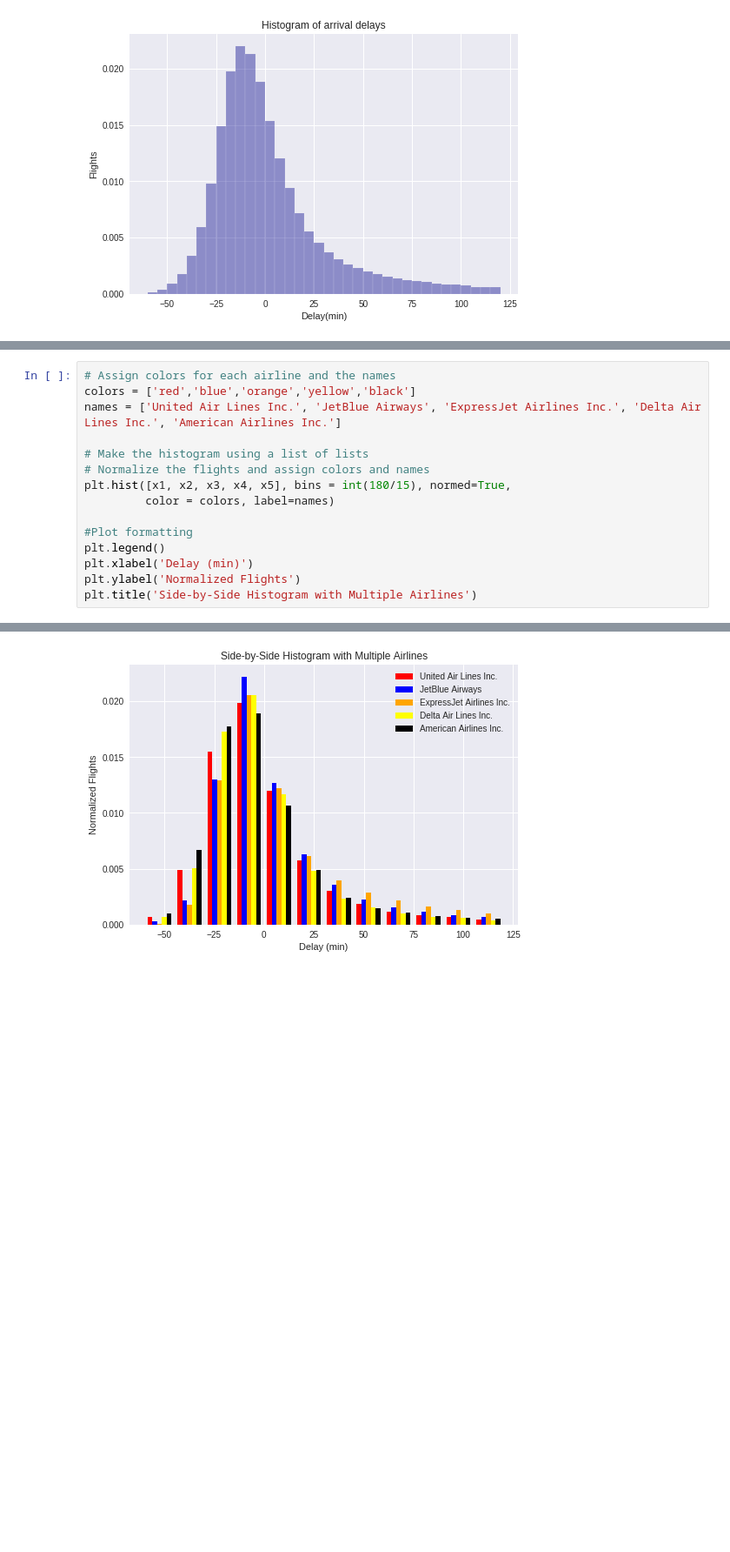
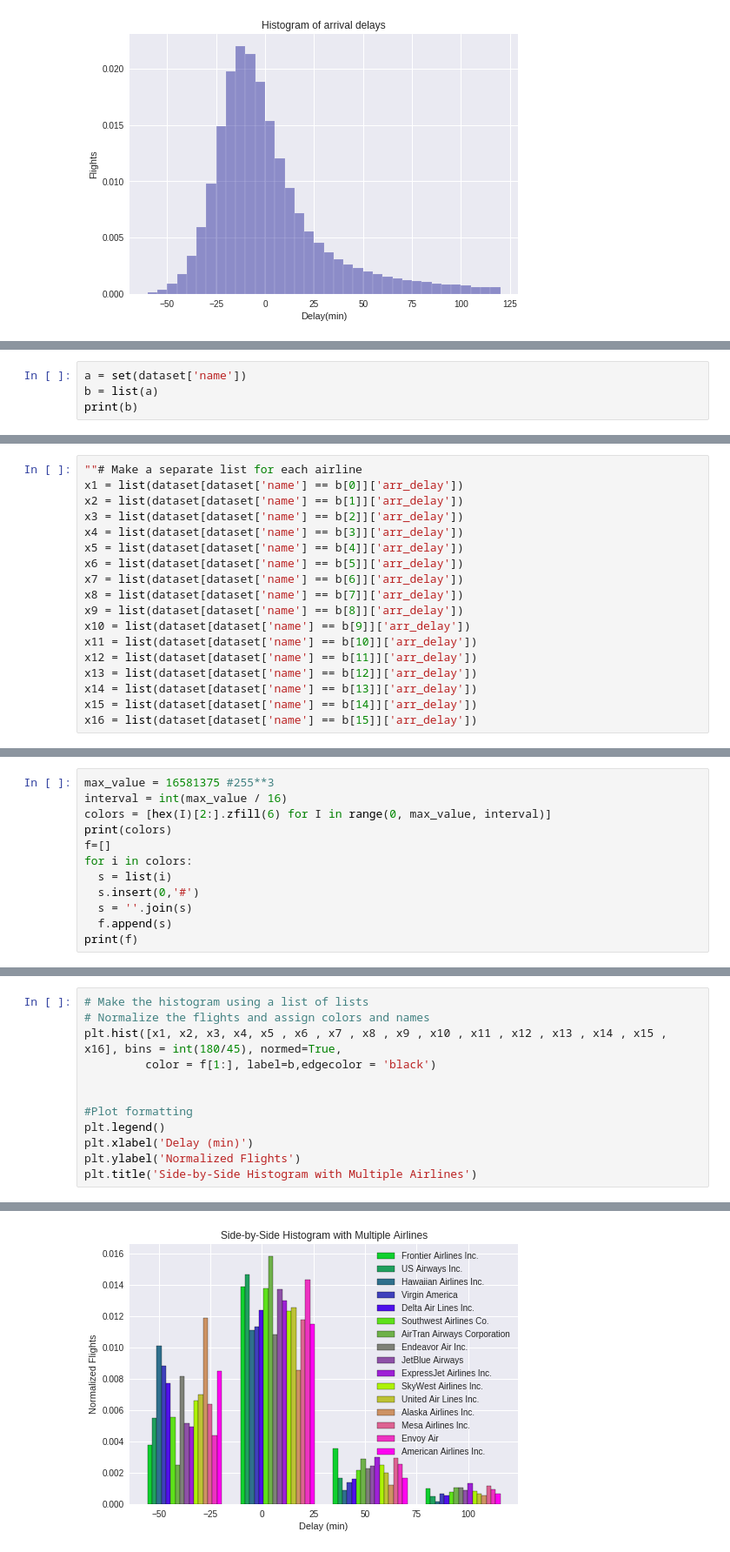
Before and after one commit to saindeepak/Data_analysis, a Jupyter notebook: Untitled0.ipynb, the cells around one changed output, grey strips where cells are left out. Shown at 87% size. Saved outputs shown, nothing was run; the diff lists cells and outputs as text; blank space fills up the shorter version.

```diff
--- a/Untitled0.ipynb
+++ b/Untitled0.ipynb
@@ -55,0 +49,4 @@ x5 = list(dataset[dataset['name'] == 'American Airlines Inc.']['arr_delay'])
+# %%
+a = set(dataset['name'])
+b = list(a)
+print(b)
@@ -55,0 +55,18 @@ x5 = list(dataset[dataset['name'] == 'American Airlines Inc.']['arr_delay'])
+# %%
+""# Make a separate list for each airline
+x1 = list(dataset[dataset['name'] == b[0]]['arr_delay'])
+x2 = list(dataset[dataset['name'] == b[1]]['arr_delay'])
+x3 = list(dataset[dataset['name'] == b[2]]['arr_delay'])
+x4 = list(dataset[dataset['name'] == b[3]]['arr_delay'])
+x5 = list(dataset[dataset['name'] == b[4]]['arr_delay'])
+x6 = list(dataset[dataset['name'] == b[5]]['arr_delay'])
+x7 = list(dataset[dataset['name'] == b[6]]['arr_delay'])
+x8 = list(dataset[dataset['name'] == b[7]]['arr_delay'])
+x9 = list(dataset[dataset['name'] == b[8]]['arr_delay'])
+x10 = list(dataset[dataset['name'] == b[9]]['arr_delay'])
+x11 = list(dataset[dataset['name'] == b[10]]['arr_delay'])
+x12 = list(dataset[dataset['name'] == b[11]]['arr_delay'])
+x13 = list(dataset[dataset['name'] == b[12]]['arr_delay'])
+x14 = list(dataset[dataset['name'] == b[13]]['arr_delay'])
+x15 = list(dataset[dataset['name'] == b[14]]['arr_delay'])
+x16 = list(dataset[dataset['name'] == b[15]]['arr_delay'])
@@ -55,0 +77,12 @@ x5 = list(dataset[dataset['name'] == 'American Airlines Inc.']['arr_delay'])
+# %%
+max_value = 16581375 #255**3
+interval = int(max_value / 16)
+colors = [hex(I)[2:].zfill(6) for I in range(0, max_value, interval)]
+print(colors)
+f=[]
+for i in colors:
+  s = list(i)
+  s.insert(0,'#')
+  s = ''.join(s)
+  f.append(s)
+print(f)
@@ -56,20 +92,17 @@ x5 = list(dataset[dataset['name'] == 'American Airlines Inc.']['arr_delay'])
 # %%
-# Assign colors for each airline and the names
-colors = ['red','blue','orange','yellow','black']
-names = ['United Air Lines Inc.', 'JetBlue Airways', 'ExpressJet Airlines Inc.', 'Delta Air Lines Inc.', 'American Airlines Inc.']
-
 # Make the histogram using a list of lists
 # Normalize the flights and assign colors and names
-plt.hist([x1, x2, x3, x4, x5], bins = int(180/15), normed=True,
-         color = colors, label=names)
+plt.hist([x1, x2, x3, x4, x5 , x6 , x7 , x8 , x9 , x10 , x11 , x12 , x13 , x14 , x15 , x16], bins = int(180/45), normed=True,
+         color = f[1:], label=b,edgecolor = 'black')
+
 
 #Plot formatting
 plt.legend()
 plt.xlabel('Delay (min)')
 plt.ylabel('Normalized Flights')
 plt.title('Side-by-Side Histogram with Multiple Airlines')
 # %% [output]
 The 'normed' kwarg was deprecated in Matplotlib 2.1 and will be removed in 3.1. Use 'density' instead.
   alternative="'density'", removal="3.1")
 Text(0.5, 1.0, 'Side-by-Side Histogram with Multiple Airlines')
-[figure, old version]
+[figure, new version]
```
Also changed, not shown: parts of 7 cells of this notebook.
